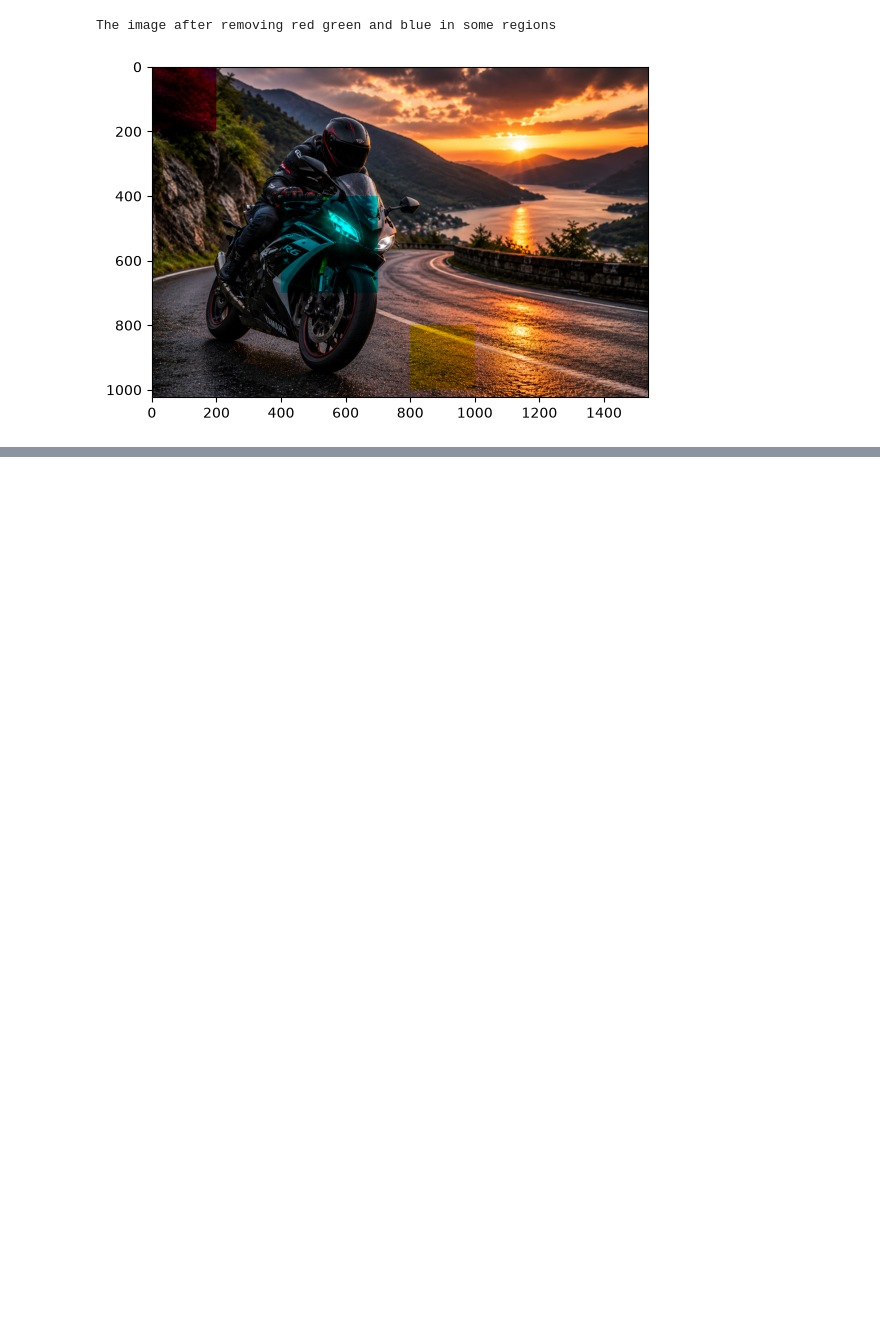
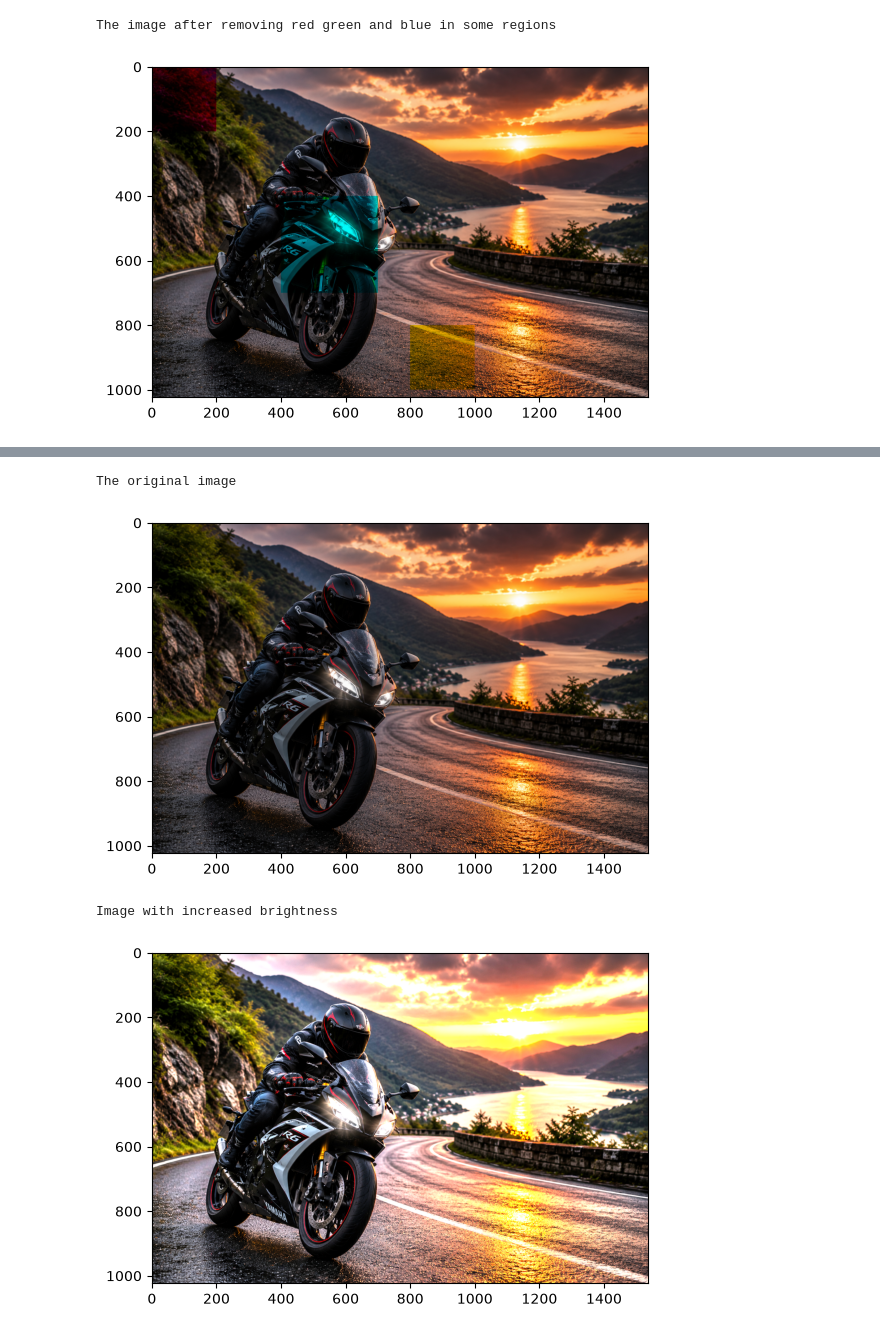
Before and after one commit to Anirudh-888/NumPy-Vision, a Jupyter notebook: Notebooks/02_pixel_manipulation.ipynb, the cells around one changed output, grey strips where cells are left out. Saved outputs shown, nothing was run; the diff lists cells and outputs as text; code cells hidden in the pictures; blank space fills up the shorter version.

```diff
--- a/Notebooks/02_pixel_manipulation.ipynb
+++ b/Notebooks/02_pixel_manipulation.ipynb
@@ -349,0 +412,17 @@ The image after removing red green and blue in some regions
+# %%
+import numpy as np
+import matplotlib.pyplot as plt
+image=plt.imread(image_path)
+print("The original image")
+plt.imshow(image)
+plt.show()
+edited_image=image.copy()
+edited_image=np.clip(edited_image*2,0,1)
+print("Image with increased brightness")
+plt.imshow(edited_image)
+plt.show()
+# %% [output]
+The original image
+[figure, added]
+Image with increased brightness
+[figure, added]
```
Also changed, not shown: parts of 8 cells of this notebook.
